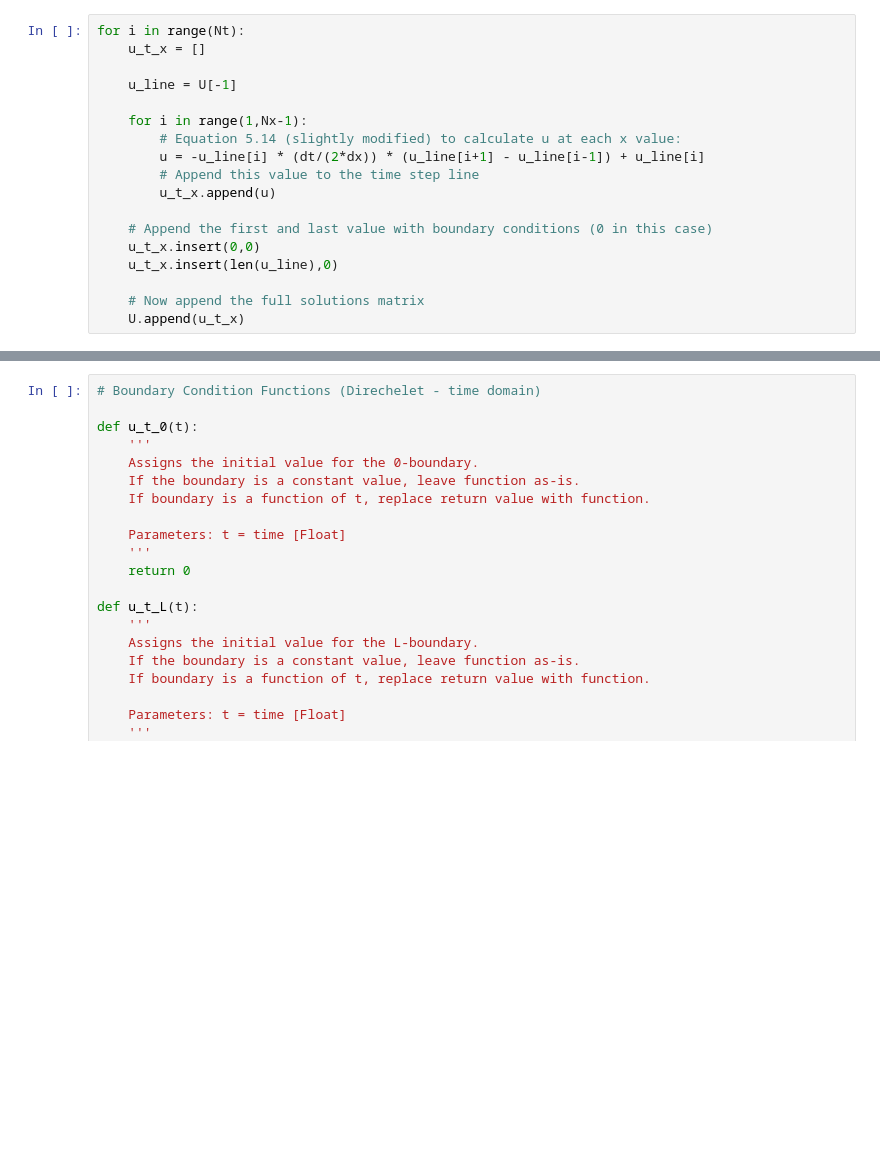
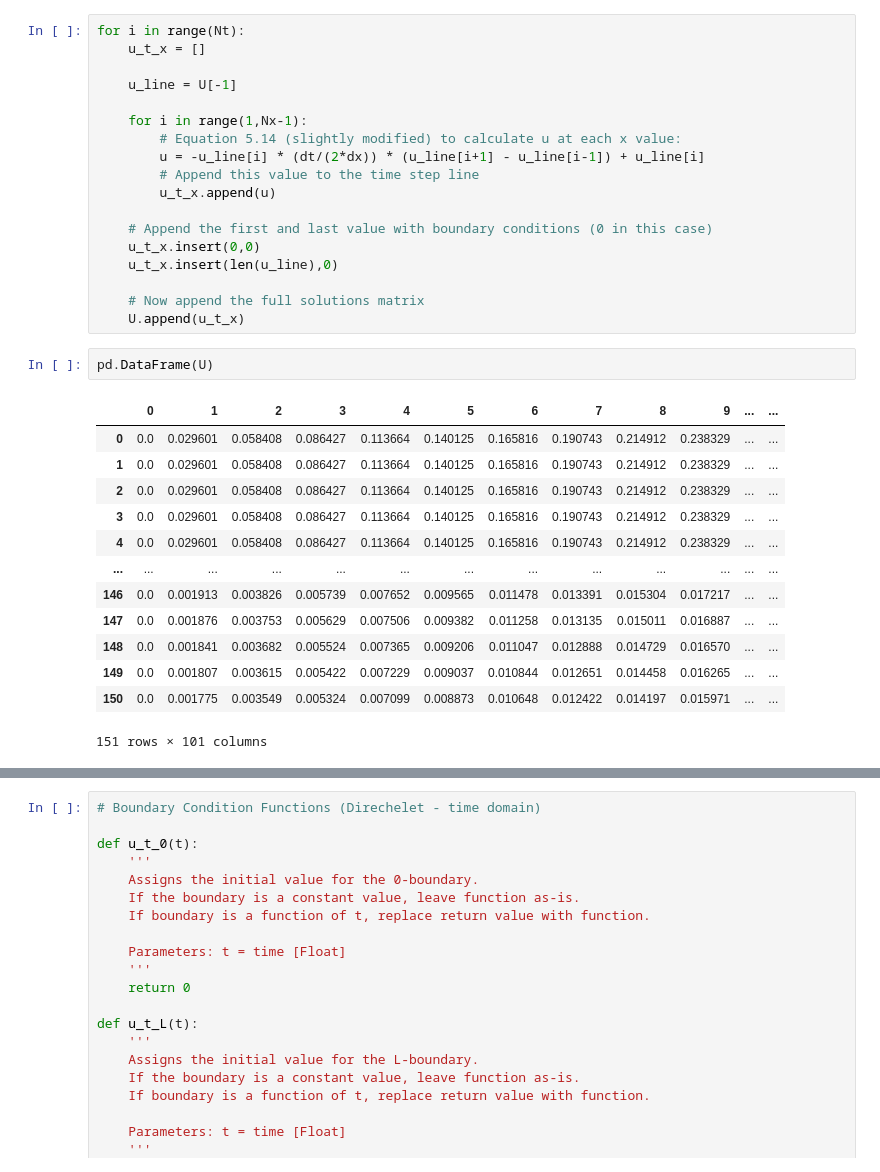
Before and after one commit to Miller-Ryan-1/csueb_phys, a Jupyter notebook: numerical_pdes/inviscid_burgers.ipynb, the cells around one changed output, grey strips where cells are left out. Saved outputs shown, nothing was run; the diff lists cells and outputs as text; blank space fills up the shorter version.

```diff
--- a/numerical_pdes/inviscid_burgers.ipynb
+++ b/numerical_pdes/inviscid_burgers.ipynb
@@ -40,5 +44,21 @@ for i in range(Nt):
 
     # Now append the full solutions matrix
     U.append(u_t_x)
+# %%
+pd.DataFrame(U)
+# %% [output]
+|  | 0 | 1 | 2 | 3 | 4 | 5 | 6 | 7 | 8 | 9 | ... | ... |
+| 0 | 0.0 | 0.029601 | 0.058408 | 0.086427 | 0.113664 | 0.140125 | 0.165816 | 0.190743 | 0.214912 | 0.238329 | ... | ... |
+| 1 | 0.0 | 0.029601 | 0.058408 | 0.086427 | 0.113664 | 0.140125 | 0.165816 | 0.190743 | 0.214912 | 0.238329 | ... | ... |
+| 2 | 0.0 | 0.029601 | 0.058408 | 0.086427 | 0.113664 | 0.140125 | 0.165816 | 0.190743 | 0.214912 | 0.238329 | ... | ... |
+| 3 | 0.0 | 0.029601 | 0.058408 | 0.086427 | 0.113664 | 0.140125 | 0.165816 | 0.190743 | 0.214912 | 0.238329 | ... | ... |
+| 4 | 0.0 | 0.029601 | 0.058408 | 0.086427 | 0.113664 | 0.140125 | 0.165816 | 0.190743 | 0.214912 | 0.238329 | ... | ... |
+| ... | ... | ... | ... | ... | ... | ... | ... | ... | ... | ... | ... | ... |
+| 146 | 0.0 | 0.001913 | 0.003826 | 0.005739 | 0.007652 | 0.009565 | 0.011478 | 0.013391 | 0.015304 | 0.017217 | ... | ... |
+| 147 | 0.0 | 0.001876 | 0.003753 | 0.005629 | 0.007506 | 0.009382 | 0.011258 | 0.013135 | 0.015011 | 0.016887 | ... | ... |
+| 148 | 0.0 | 0.001841 | 0.003682 | 0.005524 | 0.007365 | 0.009206 | 0.011047 | 0.012888 | 0.014729 | 0.016570 | ... | ... |
+| 149 | 0.0 | 0.001807 | 0.003615 | 0.005422 | 0.007229 | 0.009037 | 0.010844 | 0.012651 | 0.014458 | 0.016265 | ... | ... |
+| 150 | 0.0 | 0.001775 | 0.003549 | 0.005324 | 0.007099 | 0.008873 | 0.010648 | 0.012422 | 0.014197 | 0.015971 | ... | ... |
+151 rows × 101 columns
 # %%
 # Plotting t = 0 to t = 1000, in 20dt increments
```
Also changed, not shown: parts of 10 cells of this notebook, 6 other files.
